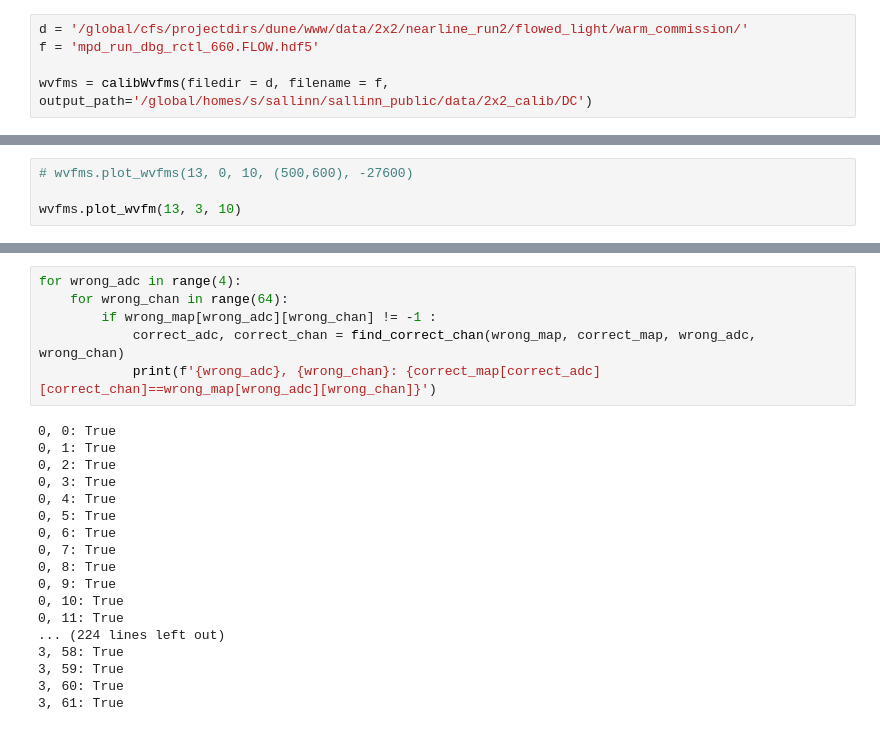
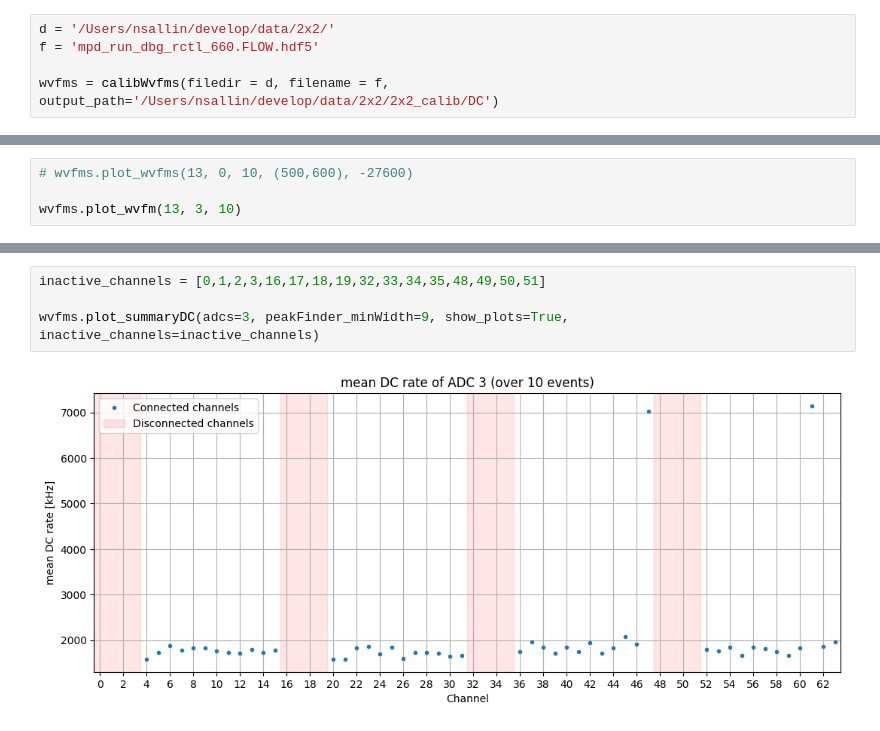
Before and after one commit to LHEP-neutrino/2x2_calib, a Jupyter notebook: DC_run2.ipynb, the cells around one changed output, grey strips where cells are left out. Drawn from its saved outputs; the diff is of its cells as text.

Commit message:
DC script and notebook for dead channel check

```diff
--- a/DC_run2.ipynb
+++ b/DC_run2.ipynb
@@ -9,6 +12,6 @@ from calibWvfms import *
 # %%
-d = '/global/cfs/projectdirs/dune/www/data/2x2/nearline_run2/flowed_light/warm_commission/'
+d = '/Users/nsallin/develop/data/2x2/'
 f = 'mpd_run_dbg_rctl_660.FLOW.hdf5'
 
-wvfms = calibWvfms(filedir = d, filename = f, output_path='/global/homes/s/sallinn/sallinn_public/data/2x2_calib/DC')
+wvfms = calibWvfms(filedir = d, filename = f, output_path='/Users/nsallin/develop/data/2x2/2x2_calib/DC')
 # %% [output]
@@ -371,24 +36,6 @@ correct_map = [[119, 118, 117, 116, 115, 114, 113, 112, 111, 110, 109, 108, 107,
-# %%
-for wrong_adc in range(4):
-    for wrong_chan in range(64):
-        if wrong_map[wrong_adc][wrong_chan] != -1 :
-            correct_adc, correct_chan = find_correct_chan(wrong_map, correct_map, wrong_adc, wrong_chan)
-            print(f'{wrong_adc}, {wrong_chan}: {correct_map[correct_adc][correct_chan]==wrong_map[wrong_adc][wrong_chan]}')
-# %% [output]
-0, 0: True
-0, 1: True
-0, 2: True
-0, 3: True
-0, 4: True
-0, 5: True
-0, 6: True
-0, 7: True
-0, 8: True
-0, 9: True
-0, 10: True
-0, 11: True
-... (224 lines left out)
-3, 58: True
-3, 59: True
-3, 60: True
-3, 61: True
+# %%
+inactive_channels = [0,1,2,3,16,17,18,19,32,33,34,35,48,49,50,51]
+
+wvfms.plot_summaryDC(adcs=3, peakFinder_minWidth=9, show_plots=True, inactive_channels=inactive_channels)
+# %% [output]
+[figure, added]
```
Also changed, not shown: parts of 35 cells of this notebook, 1 other file.
